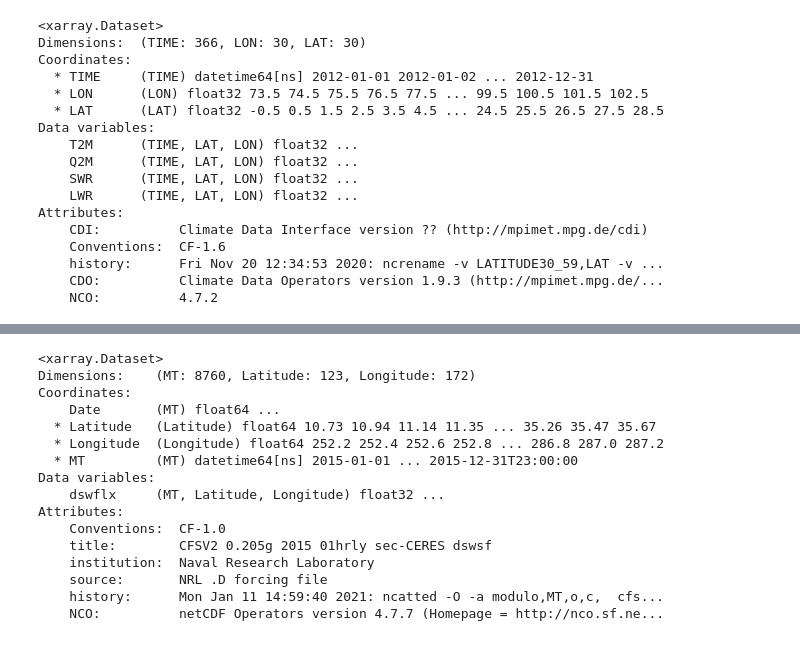
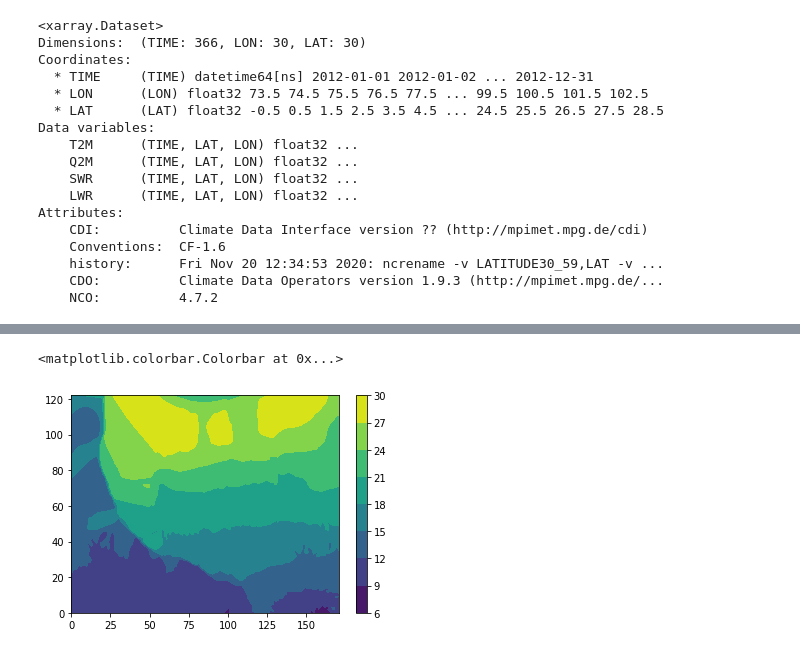
Before and after one commit to nmathewa/MOM6dev, a Jupyter notebook: scripts/Forcing_prep.ipynb, the cells around one changed output, grey strips where cells are left out. Saved outputs shown, nothing was run; the diff lists cells and outputs as text; code cells hidden in the pictures.

Commit message:
no_Data_test

```diff
--- a/scripts/Forcing_prep.ipynb
+++ b/scripts/Forcing_prep.ipynb
@@ -51,25 +59,16 @@ hourly
 # %%
 cfscoaps_dir = "/home/nma/mom/general/datasets/CFSv2/"
 preci = xr.open_dataset(cfscoaps_dir+"cfsv2_gom-sea_2015_01hr_precip.nc")
-mslp = xr.open_dataset(cfscoaps_dir + "cfsv2_gom-sec_2015_01hr_sfcprs.nc")
+mslp = xr.open_dataset(cfscoaps_dir + "cfsv2_gom-sec_2015_01hr_mslpPa.nc")
 uv10 = xr.open_dataset(cfscoaps_dir + "cfsv2_gom-sec2_2015_01hr_uv-10m.nc")
-dsfc = xr.open_dataset(cfscoaps_dir + "cfsv2_gom-sec_2015_01hr_dswsfc.nc")
+dswsfc = xr.open_dataset(cfscoaps_dir + "cfsv2_gom-sec_2015_01hr_dswsfc.nc")
+sfcprs = xr.open_dataset(cfscoaps_dir + "cfsv2_gom-sec_2015_01hr_sfcprs.nc")
+Taqa = xr.open_dataset(cfscoaps_dir + "cfsv2_gom-sea_2015_01hr_Taqa.nc")
 
-dsfc
+TaKqa = xr.open_dataset(cfscoaps_dir + "cfsv2_gom-sea_2015_01hr_TaKqa.nc")
+
+plt.contourf(sfcprs.airprs.values[0,:,:])
+plt.colorbar()
 # %% [output]
-<xarray.Dataset>
-Dimensions:    (MT: 8760, Latitude: 123, Longitude: 172)
-Coordinates:
-    Date       (MT) float64 ...
-  * Latitude   (Latitude) float64 10.73 10.94 11.14 11.35 ... 35.26 35.47 35.67
-  * Longitude  (Longitude) float64 252.2 252.4 252.6 252.8 ... 286.8 287.0 287.2
-  * MT         (MT) datetime64[ns] 2015-01-01 ... 2015-12-31T23:00:00
-Data variables:
-    dswflx     (MT, Latitude, Longitude) float32 ...
-Attributes:
-    Conventions:  CF-1.0
-    title:        CFSV2 0.205g 2015 01hrly sec-CERES dswsf
-    institution:  Naval Research Laboratory
-    source:       NRL .D forcing file
-    history:      Mon Jan 11 14:59:40 2021: ncatted -O -a modulo,MT,o,c,  cfs...
-    NCO:          netCDF Operators version 4.7.7 (Homepage = http://nco.sf.ne...
+<matplotlib.colorbar.Colorbar at 0x...>
+[figure, added]
```
Also changed, not shown: parts of 2 cells of this notebook, 5 other files.
